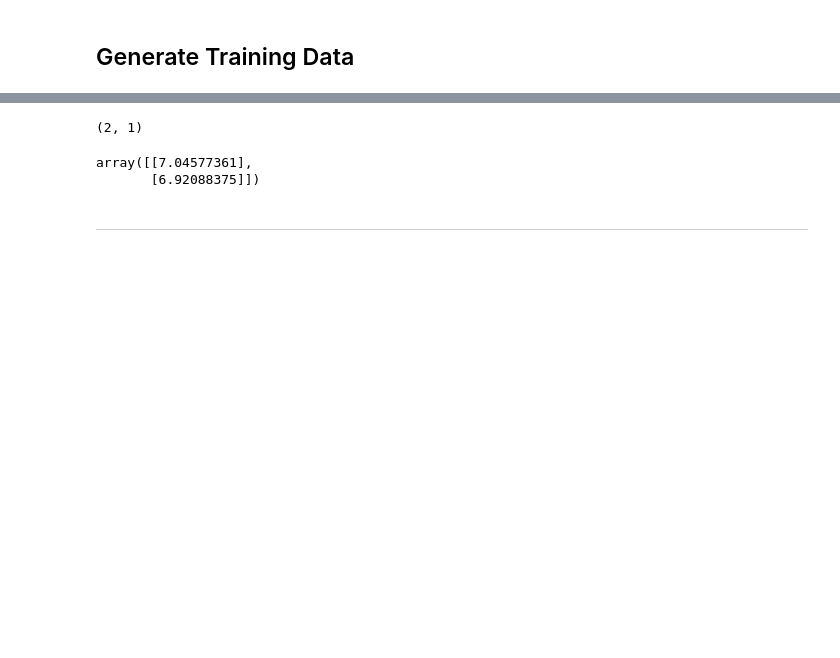
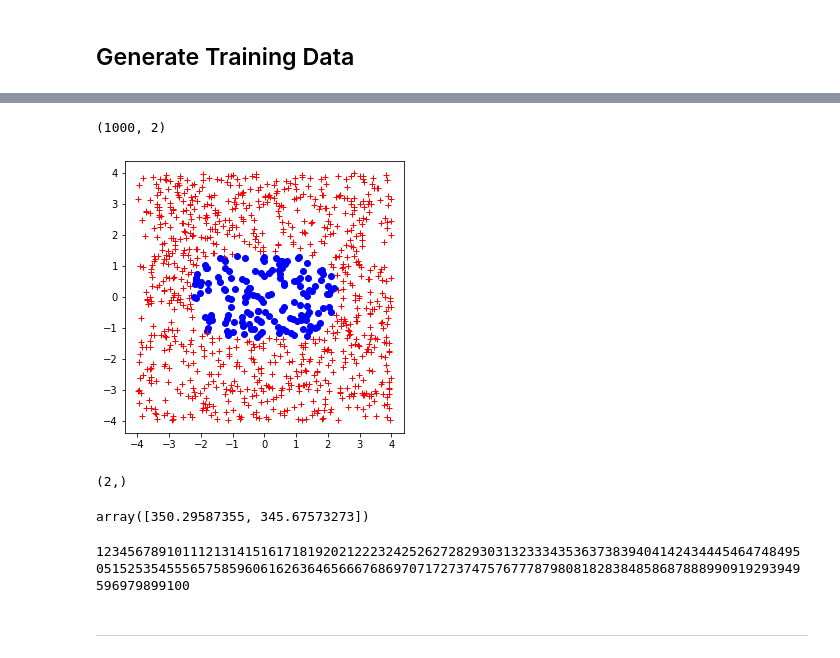
Before and after one commit to spkell/DFEST-Explainability, a Jupyter notebook: Synthetic-GDFEST.ipynb, the cells around one changed output, grey strips where cells are left out. Saved outputs shown, nothing was run; the diff lists cells and outputs as text; code cells hidden in the pictures; blank space fills up the shorter version.

```diff
--- a/Synthetic-GDFEST.ipynb
+++ b/Synthetic-GDFEST.ipynb
@@ -77,3 +106,43 @@ data.shape
+# %%
+#Linear example of synthetic model
+#Synthetic model to be used as an objective ground truth measure of explainability, using feature instability as a proxy
+def query_synth_model(node):
+    point = node.position
+    if (1/9*point[0]**4) + (point[1]**4) < 3:
+        return 1
+    else:
+        return 0
+
+source_node = Node(np.asarray([0,0]), 0) #Position, Distance to source_node
+query_synth_model(source_node)
+
+#Create "training data" to use for calculating feat_ranges to infer search step sizes
+fig, ax = plt.subplots(figsize = (5, 5))
+#plt.ylim(-2,2)
+#plt.xlim(-2,2)
+
+nfeats = 2
+dense_features = np.arange(nfeats)
+data = []
+labels = []
+nsamp = 1000
+for _ in range(nsamp):
+    point = np.random.uniform(low=-4, high=4, size=(nfeats,))
+    node = Node(point, None)
+    rec = query_synth_model(node)
+    data.append(point)
+    labels.append(rec)
+
+    if rec == 1:
+        plt.plot(point[0],point[1],'bo')
+    else:
+        plt.plot(point[0],point[1],'r+')
+
+data = pd.DataFrame(data)
+data.shape
+# %% [output]
+(1000, 2)
+[figure, added]
 # %%
 def get_num_range(data, dense_features):
     #Returns (range) of values for each I1-I13 integer features
@@ -83,7 +152,7 @@ def get_num_range(data, dense_features):
         #num_data_distrib.append([feature.min(), feature.max(), np.std(feature), feature.mean()])
         #num_data_distrib.append([feature.min(), feature.max(), feature.max() - feature.min()])
         #num_data_distrib.append([feature.max() - feature.min()])
-        num_data_distrib.append([3 * np.std(feature)]) #Range contains 99.7% of samples in training data
+        num_data_distrib.append(3 * np.std(feature)) #Range contains 99.7% of samples in training data
 
     return np.asarray(num_data_distrib)
 
@@ -91,9 +160,8 @@ feat_ranges = get_num_range(data, dense_features)
 print(feat_ranges.shape)
 feat_ranges
 # %% [output]
-(2, 1)
+(2,)
-array([[7.04577361],
-       [6.92088375]])
+array([350.29587355, 345.67573273])
 # %%
 class Node:
     def __init__(self, position, distance):
@@ -113,4 +181,24 @@ class Node:
     # Node is greater than other node
     def __gt__(self, other):
         return isinstance(other, Node) and self.distance > other.distance
+# %%
+def get_distance(source_node, query_node, feat_scaler, distance='Manhattan'):
+    #returns distance for ndim feature space
+
+    dif = query_node.position - source_node.position
+    scaled_dif = (dif / feat_scaler)
+
+    # More efficient at scale
+    if distance == 'Manhattan':
+        return sum(abs(scaled_dif))
+
+    if distance == 'Euclidean':
+        dsum = 0
+        for feat in dif:
+            dsum += feat**2
+        return math.sqrt(dsum)
+
+prelim_discovered = generate_precursor_solutions(source_node, feat_ranges, plot_search=False, nsteps=5, k=100)
+# %% [output]
+123456789101112131415161718192021222324252627282930313233343536373839404142434445464748495051525354555657585960616263646566676869707172737475767778798081828384858687888990919293949596979899100
 # %%
```
Also changed, not shown: parts of 24 cells of this notebook.
